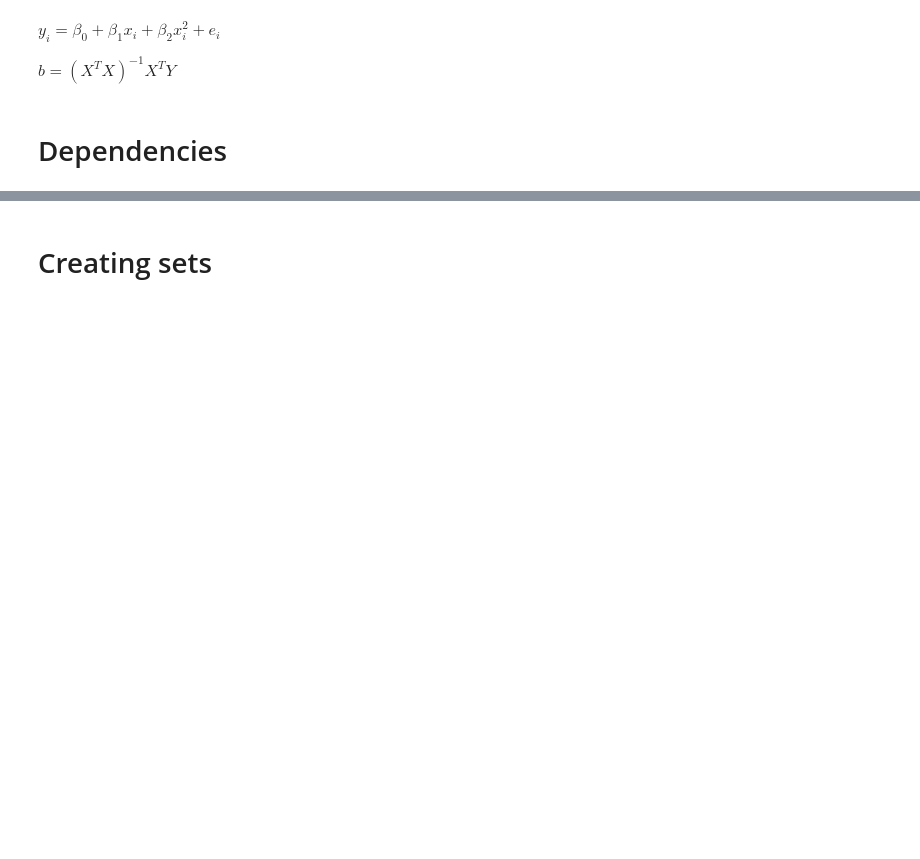
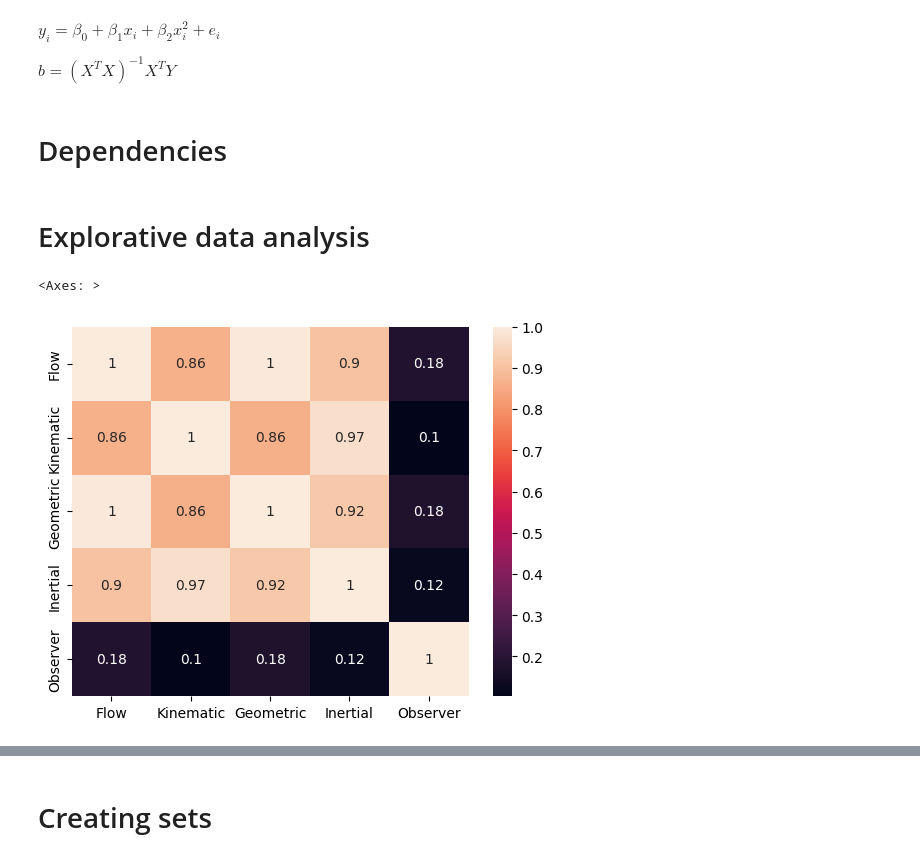
Before and after one commit to AlbotGoodman/stat_met, a Jupyter notebook: lab/analysis.ipynb, the cells around one changed output, grey strips where cells are left out. Drawn from its saved outputs; the diff is of its cells as text; code cells hidden in the pictures; blank space fills up the shorter version.

```diff
--- a/lab/analysis.ipynb
+++ b/lab/analysis.ipynb
@@ -16,0 +16,7 @@ y = data["Flow"]
+# %% [markdown]
+# Explorative data analysis
+# %%
+sns.heatmap(data.corr(), annot=True)
+# %% [output]
+<Axes: >
+[figure, added]
```
Also changed, not shown: parts of 4 cells of this notebook, 2 other files.
